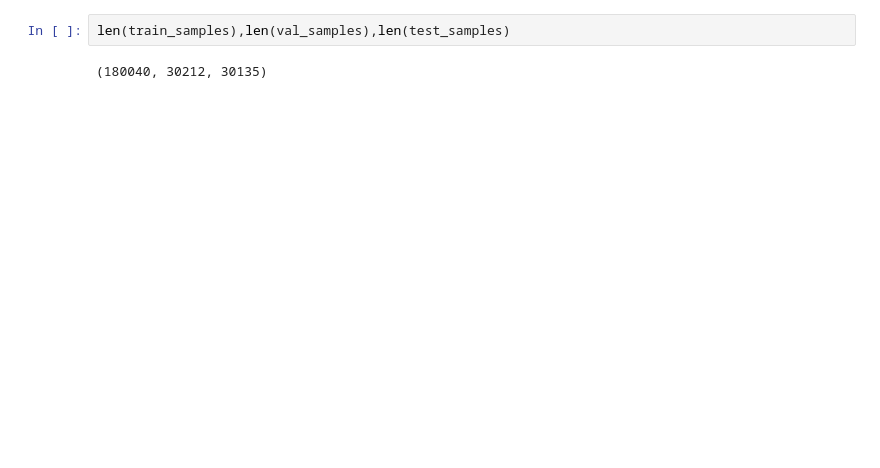
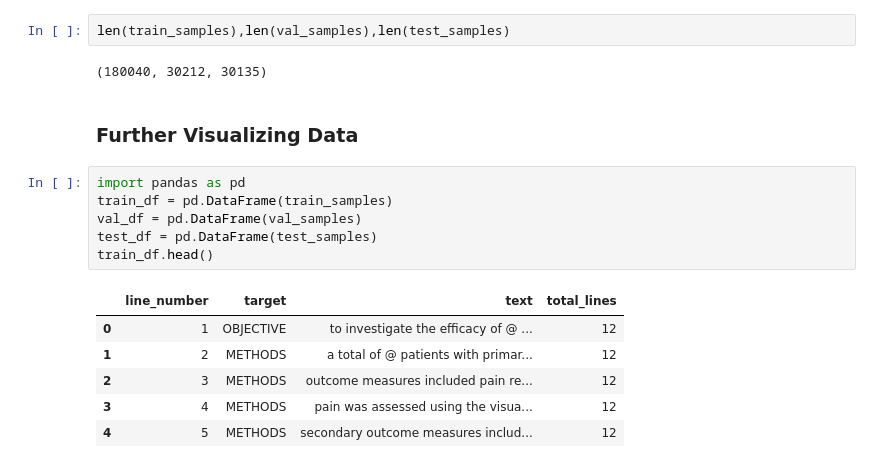
Before and after one commit to terrysu64/Machine-Learning-and-Data-Science-Projects, a Jupyter notebook: abstract_classifier.ipynb, the cells around one changed output. Drawn from its saved outputs; the diff is of its cells as text; blank space fills up the shorter version.

```diff
--- a/abstract_classifier.ipynb
+++ b/abstract_classifier.ipynb
@@ -168,3 +168,18 @@ train_samples[:15]
 len(train_samples),len(val_samples),len(test_samples)
 # %% [output]
 (180040, 30212, 30135)
+# %% [markdown]
+### Further Visualizing Data
+# %%
+import pandas as pd
+train_df = pd.DataFrame(train_samples)
+val_df = pd.DataFrame(val_samples)
+test_df = pd.DataFrame(test_samples)
+train_df.head()
+# %% [output]
+|  | line_number | target | text | total_lines |
+| 0 | 1 | OBJECTIVE | to investigate the efficacy of @ ... | 12 |
+| 1 | 2 | METHODS | a total of @ patients with primar... | 12 |
+| 2 | 3 | METHODS | outcome measures included pain re... | 12 |
+| 3 | 4 | METHODS | pain was assessed using the visua... | 12 |
+| 4 | 5 | METHODS | secondary outcome measures includ... | 12 |
```
Also changed, not shown: parts of 8 cells of this notebook.
